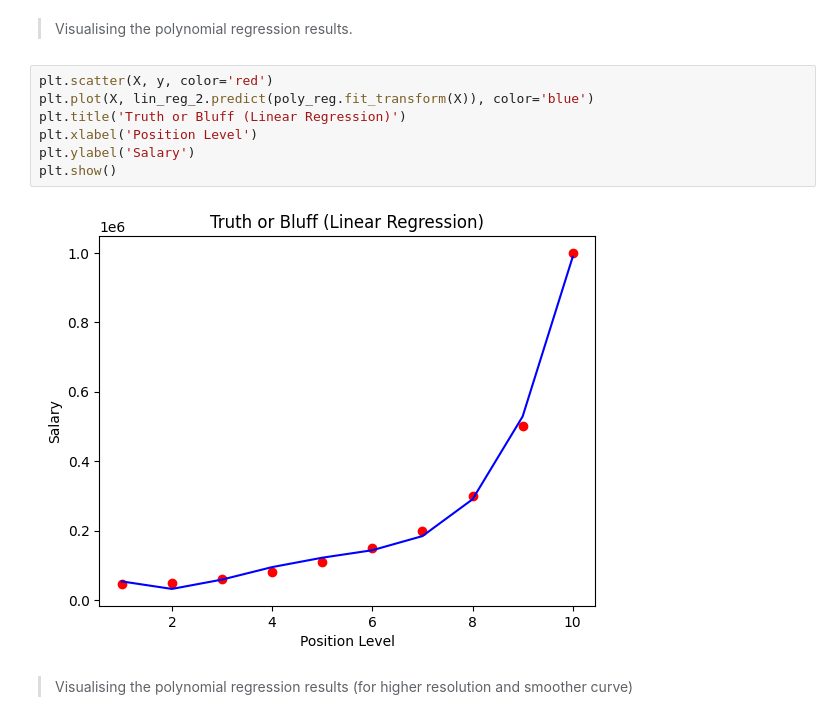
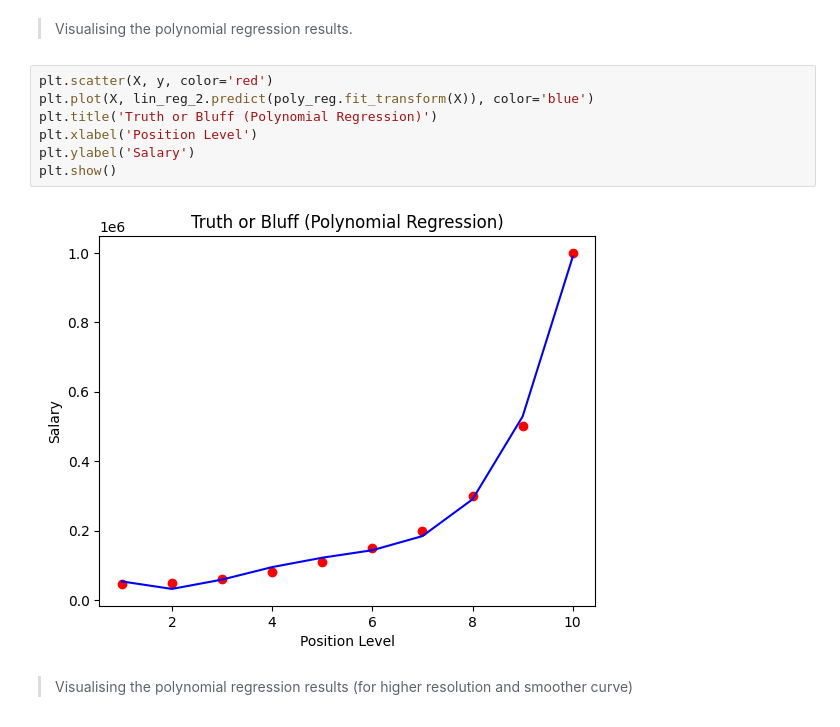
Before and after one commit to jrauljperez07/machine-learning, a Jupyter notebook: regression/polynomial-regression/main.ipynb, the cells around one changed output. Saved outputs shown, nothing was run; the diff lists cells and outputs as text.

```diff
--- a/regression/polynomial-regression/main.ipynb
+++ b/regression/polynomial-regression/main.ipynb
@@ -60,12 +57,12 @@ plt.show()
 # %%
 plt.scatter(X, y, color='red')
 plt.plot(X, lin_reg_2.predict(poly_reg.fit_transform(X)), color='blue')
-plt.title('Truth or Bluff (Linear Regression)')
+plt.title('Truth or Bluff (Polynomial Regression)')
 plt.xlabel('Position Level')
 plt.ylabel('Salary')
 plt.show()
 # %% [output]
-[figure, old version]
+[figure, new version]
 # %% [markdown]
 > Visualising the polynomial regression results (for higher resolution and smoother curve)
 # %%
```
Also changed, not shown: parts of 2 cells of this notebook.
